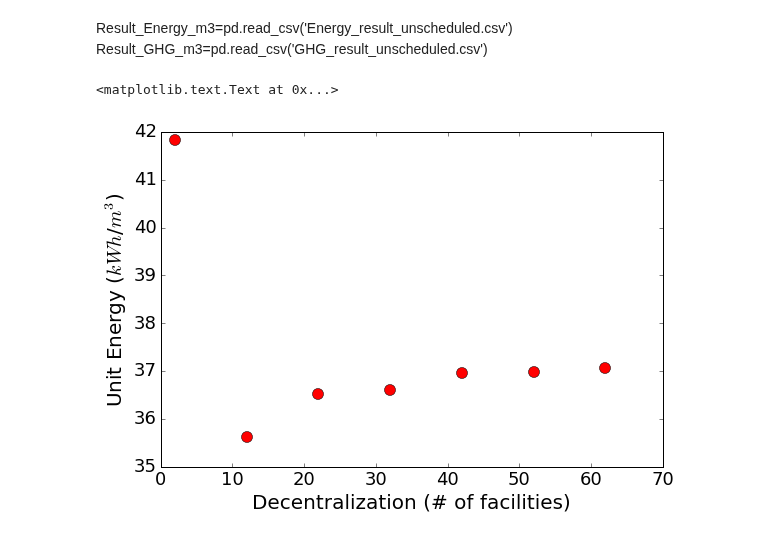
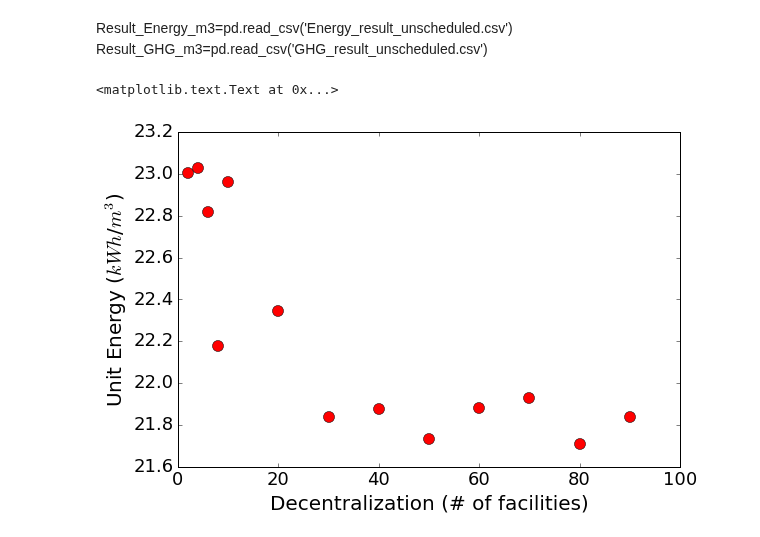
Before and after one commit to okavvada/Urine-Project, a Jupyter notebook: Run_LCA_model.ipynb, the cells around one changed output. Cells and saved outputs as stored; diff of their text form; code cells hidden in the pictures.

```diff
--- a/Run_LCA_model.ipynb
+++ b/Run_LCA_model.ipynb
@@ -9,9 +11,9 @@ import math
 from Parameters import *
 from Run_LCA_model import Run_LCA_model
 # %%
-buildings_path = '..\shapefiles\\building_block_people_WGS_3_subset.csv'
+buildings_path = '..\shapefiles\\building_block_people_WGS_3_int.csv'
 schedule = 'scheduled'
-logistics = 'optimal'
+logistics = 'random'
 n_collection = 1
 Result_Energy = pd.DataFrame()
 Result_GHG = pd.DataFrame()
@@ -23,9 +25,12 @@ while i < 100:
     Total_Energy_total, Total_GHG_total, Total_Energy_m3, Total_GHG_m3 = Run_LCA_model(buildings_path, n_regen, n_collection, schedule, logistics)
     Result_Energy_m3 = Result_Energy_m3.append(Total_Energy_m3)
     Result_GHG_m3 = Result_GHG_m3.append(Total_GHG_m3)
-    Result_Energy = Result_Energy_m3.append(Total_Energy_total)
-    Result_GHG = Result_GHG_m3.append(Total_GHG_total)
+    Result_Energy = Result_Energy.append(Total_Energy_total)
+    Result_GHG = Result_GHG.append(Total_GHG_total)
     print i
-    i = i+10
+    if i<10:
+        i = i + 2
+    else:
+        i = i+10
 # %% [output]
 Start calculating distances for scheduled...
@@ -73,12 +96,12 @@ Result_GHG_m3=pd.read_csv('GHG_result_unscheduled.csv')
 # %%
 fig = plt.figure(figsize=(9,6))
 plt.plot(Result_Energy_m3["n_facilities"], Result_Energy_m3["sum"], 'ro', markersize=11)
 plt.xticks(fontsize = 18)
-plt.xlim(0,70)
+plt.xlim(0,100)
 #plt.ylim(50,100)
 plt.xlabel('Decentralization (# of facilities)', fontsize = 20)
 plt.yticks(fontsize = 18)
 plt.ylabel('Unit Energy ($kWh$/$m^3$)', fontsize = 20)
 # %% [output]
 <matplotlib.text.Text at 0x...>
-[figure, old version]
+[figure, new version]
```
Also changed, not shown: parts of 16 cells of this notebook, 9 other files.
